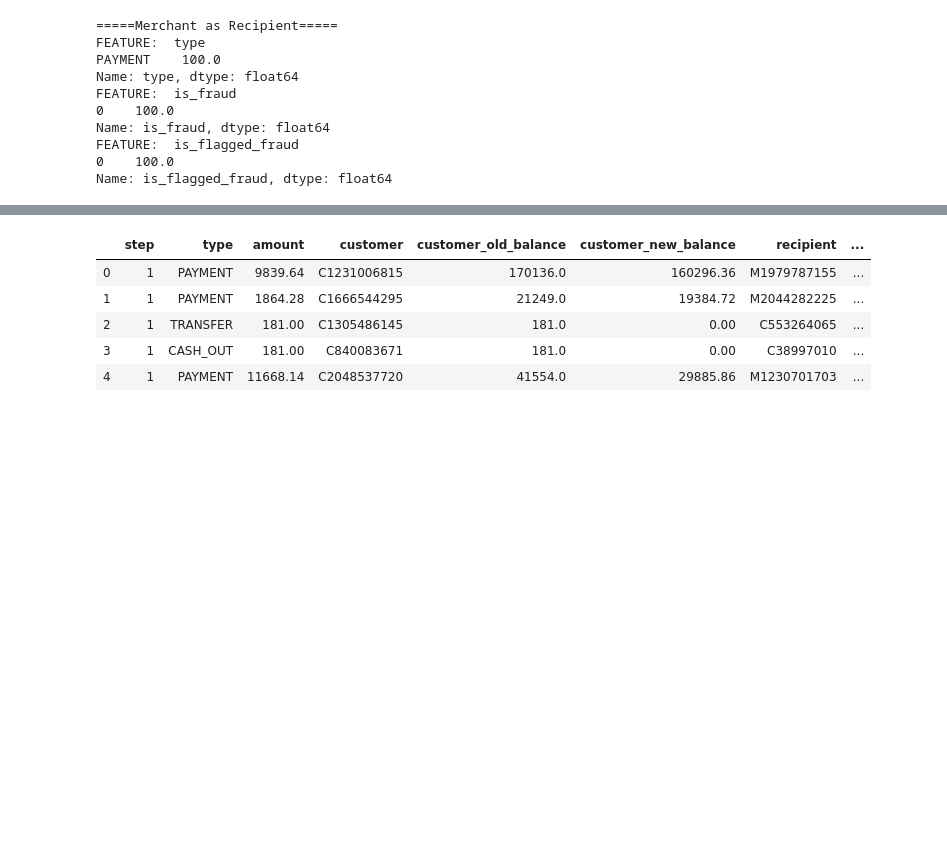
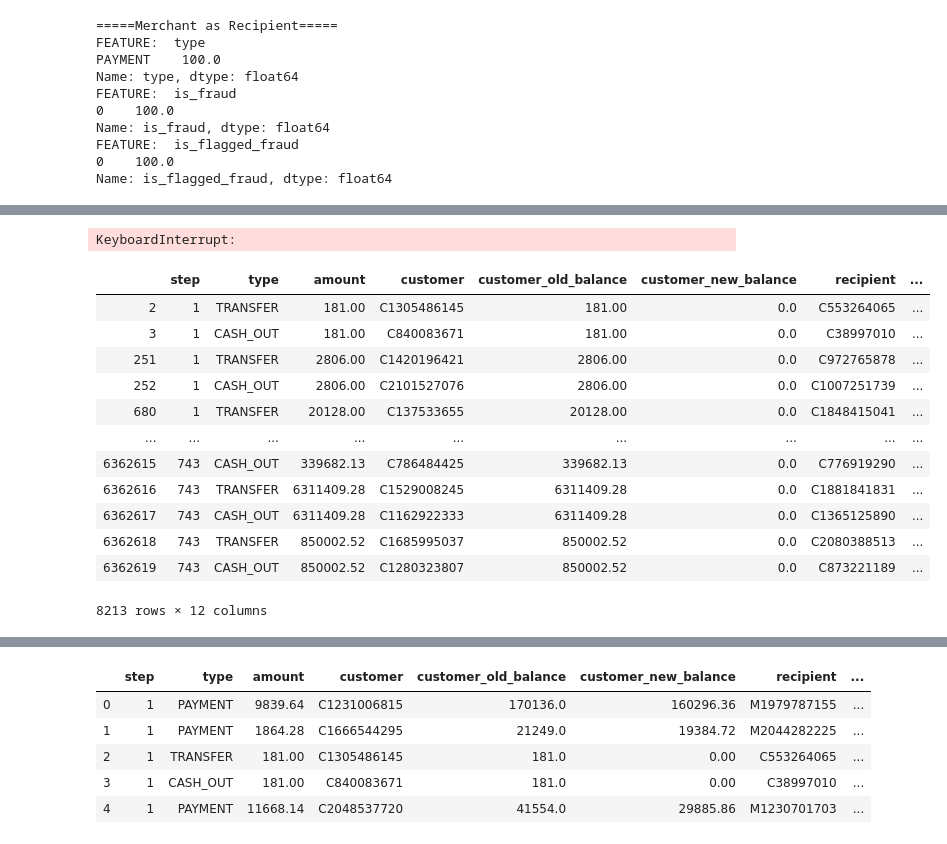
Before and after one commit to valmadrid/Detecting-Financial-Fraud-Transactions, a Jupyter notebook: financial_fraud.ipynb, the cells around one changed output, grey strips where cells are left out. Drawn from its saved outputs; the diff is of its cells as text; code cells hidden in the pictures; blank space fills up the shorter version.

```diff
--- a/financial_fraud.ipynb
+++ b/financial_fraud.ipynb
@@ -336,0 +404,24 @@ Name: is_flagged_fraud, dtype: float64
+# %%
+for idx in range(10000):
+    check_history(idx, df.customer.iloc[idx], df.step.iloc[idx], 1)
+    #check_history(idx, df.recipient.iloc[idx], df.step.iloc[idx], 0)
+
+df
+# %% [output]
+KeyboardInterrupt:
+# %%
+df[df.is_fraud == 1]
+# %% [output]
+|  | step | type | amount | customer | customer_old_balance | customer_new_balance | recipient | ... |
+| 2 | 1 | TRANSFER | 181.00 | C1305486145 | 181.00 | 0.0 | C553264065 | ... |
+| 3 | 1 | CASH_OUT | 181.00 | C840083671 | 181.00 | 0.0 | C38997010 | ... |
+| 251 | 1 | TRANSFER | 2806.00 | C1420196421 | 2806.00 | 0.0 | C972765878 | ... |
+| 252 | 1 | CASH_OUT | 2806.00 | C2101527076 | 2806.00 | 0.0 | C1007251739 | ... |
+| 680 | 1 | TRANSFER | 20128.00 | C137533655 | 20128.00 | 0.0 | C1848415041 | ... |
+| ... | ... | ... | ... | ... | ... | ... | ... | ... |
+| 6362615 | 743 | CASH_OUT | 339682.13 | C786484425 | 339682.13 | 0.0 | C776919290 | ... |
+| 6362616 | 743 | TRANSFER | 6311409.28 | C1529008245 | 6311409.28 | 0.0 | C1881841831 | ... |
+| 6362617 | 743 | CASH_OUT | 6311409.28 | C1162922333 | 6311409.28 | 0.0 | C1365125890 | ... |
+| 6362618 | 743 | TRANSFER | 850002.52 | C1685995037 | 850002.52 | 0.0 | C2080388513 | ... |
+| 6362619 | 743 | CASH_OUT | 850002.52 | C1280323807 | 850002.52 | 0.0 | C873221189 | ... |
+8213 rows × 12 columns
```
Also changed, not shown: parts of 18 cells of this notebook.
